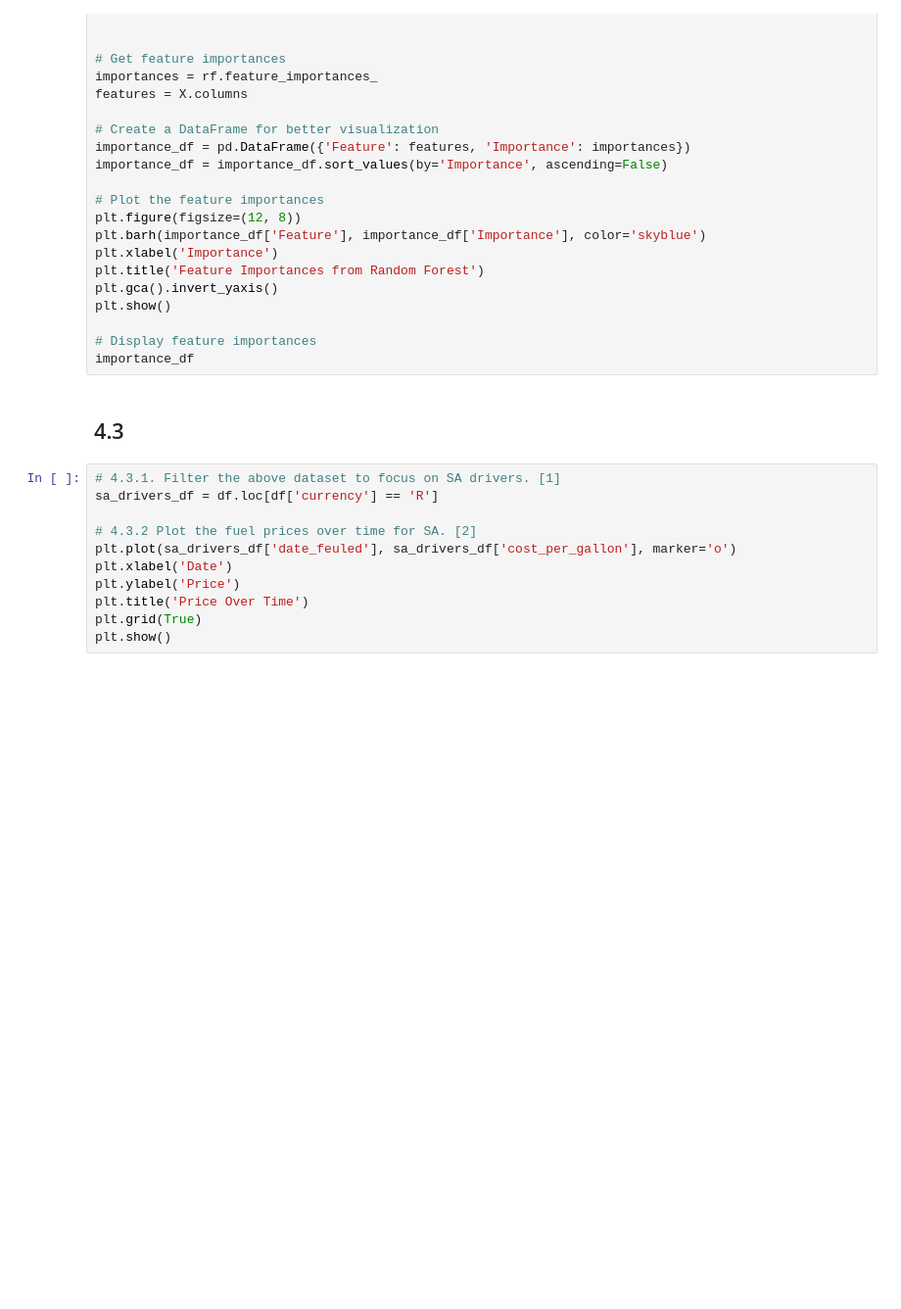
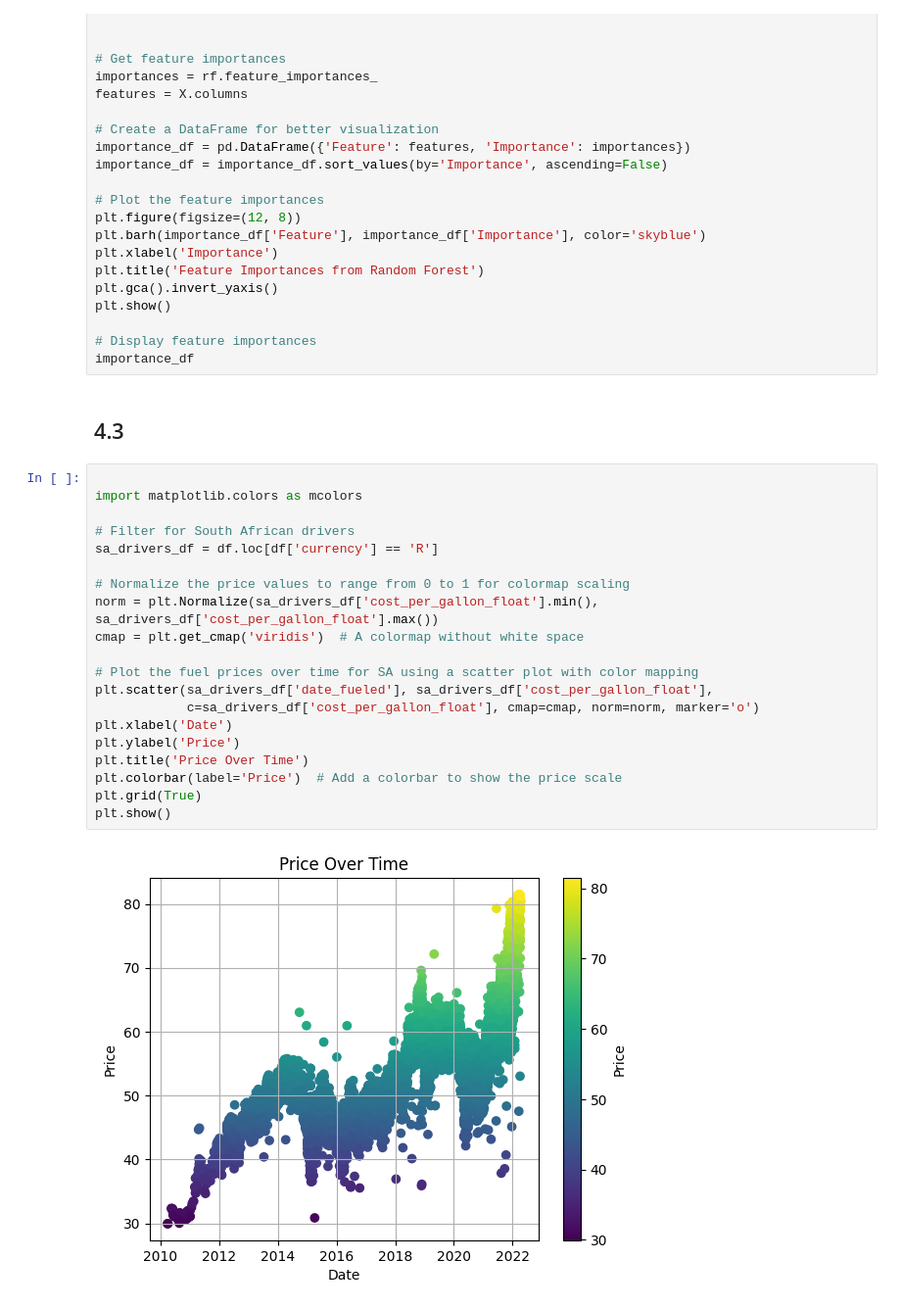
Before and after one commit to TumiJourdan/IDVE-Assignments, a Jupyter notebook: Assignment 1/main.ipynb, the cells around one changed output. Shown at 98% size. Cells and saved outputs as stored; diff of their text form; blank space fills up the shorter version.

```diff
--- a/Assignment 1/main.ipynb
+++ b/Assignment 1/main.ipynb
@@ -1260,16 +1269,27 @@ importance_df
 # %% [markdown]
 ## 4.3 ##
 # %%
-# 4.3.1. Filter the above dataset to focus on SA drivers. [1]
+
+import matplotlib.colors as mcolors
+
+# Filter for South African drivers
 sa_drivers_df = df.loc[df['currency'] == 'R']
 
-# 4.3.2 Plot the fuel prices over time for SA. [2]
-plt.plot(sa_drivers_df['date_feuled'], sa_drivers_df['cost_per_gallon'], marker='o')
+# Normalize the price values to range from 0 to 1 for colormap scaling
+norm = plt.Normalize(sa_drivers_df['cost_per_gallon_float'].min(), sa_drivers_df['cost_per_gallon_float'].max())
+cmap = plt.get_cmap('viridis')  # A colormap without white space
+
+# Plot the fuel prices over time for SA using a scatter plot with color mapping
+plt.scatter(sa_drivers_df['date_fueled'], sa_drivers_df['cost_per_gallon_float'],
+            c=sa_drivers_df['cost_per_gallon_float'], cmap=cmap, norm=norm, marker='o')
 plt.xlabel('Date')
 plt.ylabel('Price')
 plt.title('Price Over Time')
+plt.colorbar(label='Price')  # Add a colorbar to show the price scale
 plt.grid(True)
 plt.show()
+# %% [output]
+[figure, added]
 # %%
 # 4.3.3. Using a suitable plot, show if the difference in the number of people refueling on a Tuesday vs other days. [3]
 # Using a bar graph, 2 bars mean of tuesdays other bar, mean of all other days
```
Also changed, not shown: parts of 12 cells of this notebook.
